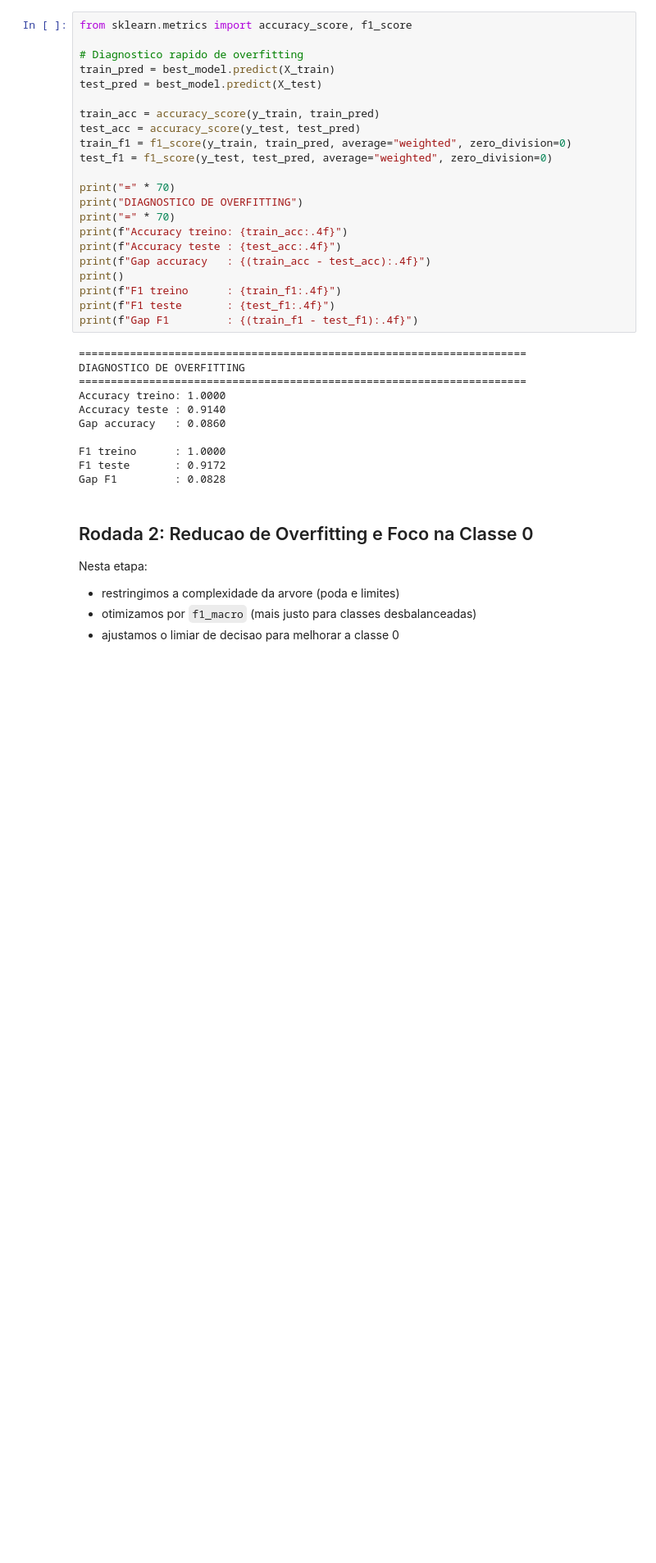
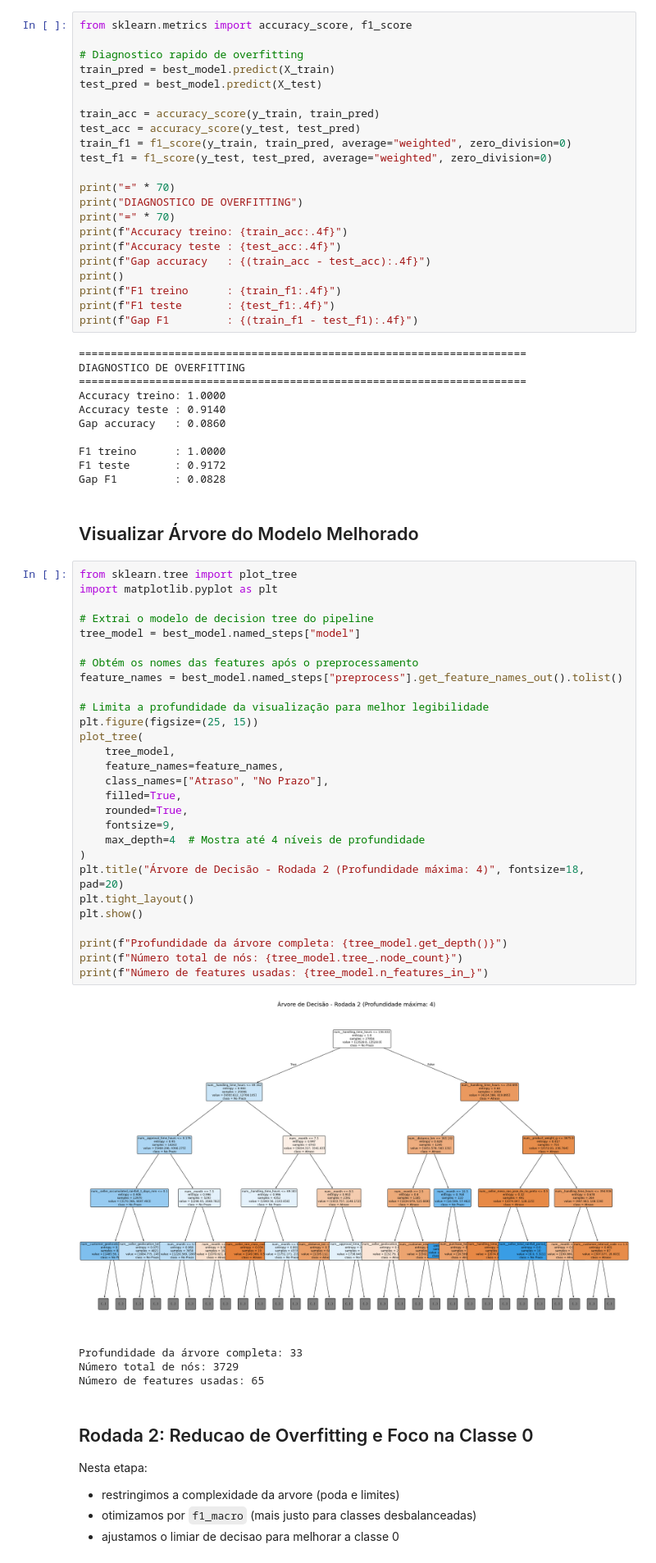
Before and after one commit to Last-Mile-Optimization/backend, a Jupyter notebook: modelos/ArvoreDeDecisao.ipynb, the cells around one changed output. Shown at 82% size. Cells and saved outputs as stored; diff of their text form; blank space fills up the shorter version.

```diff
--- a/modelos/ArvoreDeDecisao.ipynb
+++ b/modelos/ArvoreDeDecisao.ipynb
@@ -411,6 +444,41 @@ Gap accuracy   : 0.0860
 F1 treino      : 1.0000
 F1 teste       : 0.9172
 Gap F1         : 0.0828
+# %% [markdown]
+## Visualizar Árvore do Modelo Melhorado
+# %%
+from sklearn.tree import plot_tree
+import matplotlib.pyplot as plt
+
+# Extrai o modelo de decision tree do pipeline
+tree_model = best_model.named_steps["model"]
+
+# Obtém os nomes das features após o preprocessamento
+feature_names = best_model.named_steps["preprocess"].get_feature_names_out().tolist()
+
+# Limita a profundidade da visualização para melhor legibilidade
+plt.figure(figsize=(25, 15))
+plot_tree(
+    tree_model,
+    feature_names=feature_names,
+    class_names=["Atraso", "No Prazo"],
+    filled=True,
+    rounded=True,
+    fontsize=9,
+    max_depth=4  # Mostra até 4 níveis de profundidade
+)
+plt.title("Árvore de Decisão - Rodada 2 (Profundidade máxima: 4)", fontsize=18, pad=20)
+plt.tight_layout()
+plt.show()
+
+print(f"Profundidade da árvore completa: {tree_model.get_depth()}")
+print(f"Número total de nós: {tree_model.tree_.node_count}")
+print(f"Número de features usadas: {tree_model.n_features_in_}")
+# %% [output]
+[figure, added]
+Profundidade da árvore completa: 33
+Número total de nós: 3729
+Número de features usadas: 65
 # %% [markdown]
 ## Rodada 2: Reducao de Overfitting e Foco na Classe 0
 
```
Also changed, not shown: parts of 6 cells of this notebook, 7 other files.
